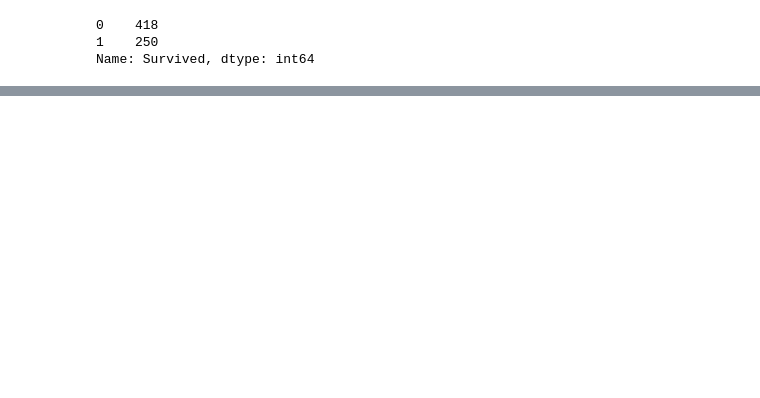
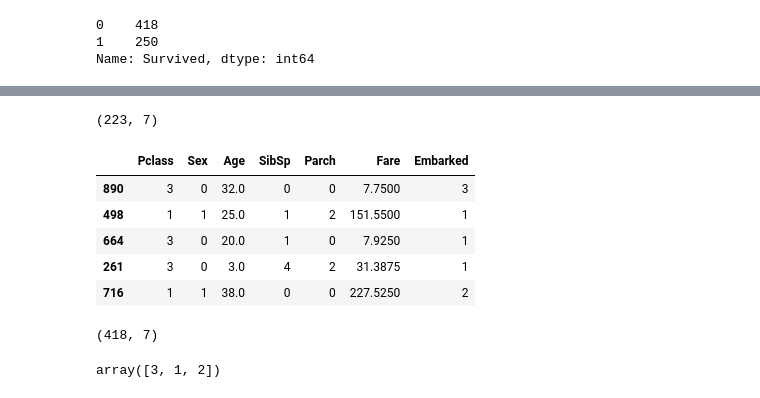
Before and after one commit to Stynic/train_ml_math, a Jupyter notebook: ml/low_level/module_6/notebook_6.ipynb, the cells around one changed output, grey strips where cells are left out. Drawn from its saved outputs; the diff is of its cells as text; code cells hidden in the pictures; blank space fills up the shorter version.

```diff
--- a/ml/low_level/module_6/notebook_6.ipynb
+++ b/ml/low_level/module_6/notebook_6.ipynb
@@ -105,3 +98,0 @@ titanic.drop(['PassengerId', 'Name', 'Ticket', 'Cabin'], axis=1, inplace=True)
-# %%
-titanic['Sex'] = titanic['Sex'].replace(['male', 'female'], value=[0, 1])
-titanic['Embarked'] = titanic['Embarked'].replace(["U", "S", "C", "Q"], value=[0, 1, 2, 3])
@@ -124,3 +99,5 @@ from sklearn.linear_model import LogisticRegression
+# %%
+titanic = preprocess_data(titanic)
 # %%
 y = titanic['Survived']
-titanic.drop(['Survived'], axis=1)
+titanic.drop(['Survived'], axis=1, inplace=True)
@@ -141,3 +104,3 @@ titanic.drop(['Survived'], axis=1)
 # %%
-x_train, x_test, y_train, y_test = train_test_split(titanic, y, random_state=17)
+x_train, x_valid, y_train, y_valid = train_test_split(titanic, y, random_state=17)
 # %%
@@ -152,0 +135,17 @@ Name: Survived, dtype: int64
+# %%
+print(x_valid.shape)
+x_valid.head()
+# %% [output]
+(223, 7)
+|  | Pclass | Sex | Age | SibSp | Parch | Fare | Embarked |
+| 890 | 3 | 0 | 32.0 | 0 | 0 | 7.7500 | 3 |
+| 498 | 1 | 1 | 25.0 | 1 | 2 | 151.5500 | 1 |
+| 664 | 3 | 0 | 20.0 | 1 | 0 | 7.9250 | 1 |
+| 261 | 3 | 0 | 3.0 | 4 | 2 | 31.3875 | 1 |
+| 716 | 1 | 1 | 38.0 | 0 | 0 | 227.5250 | 2 |
+# %%
+print(x_test.shape)
+x_test['Embarked'].unique()
+# %% [output]
+(418, 7)
+array([3, 1, 2])
```
Also changed, not shown: parts of 21 cells of this notebook, 2 other files.
